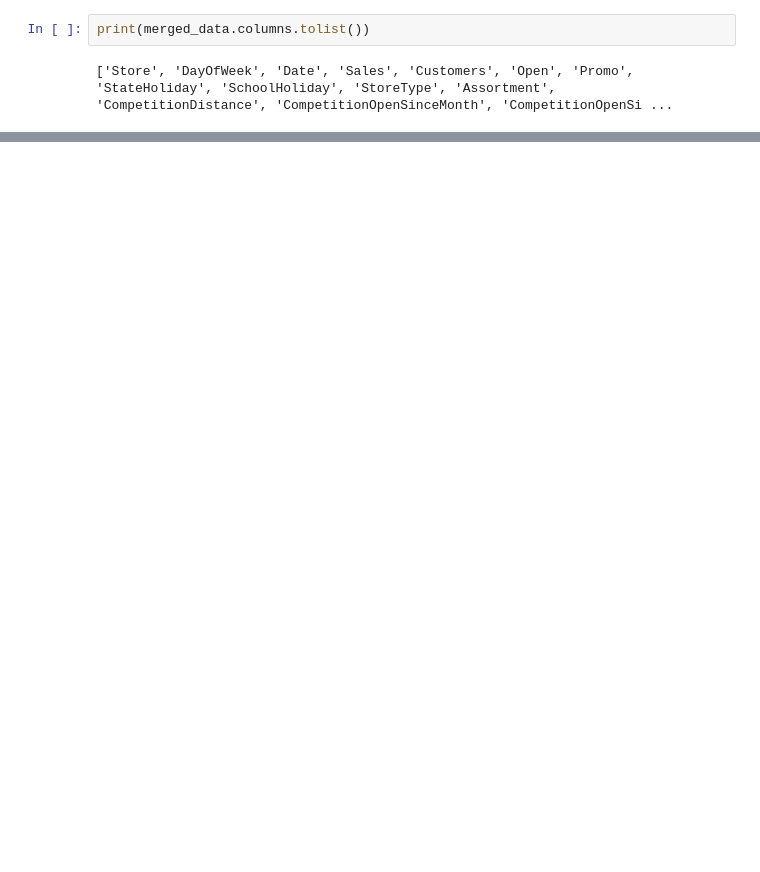
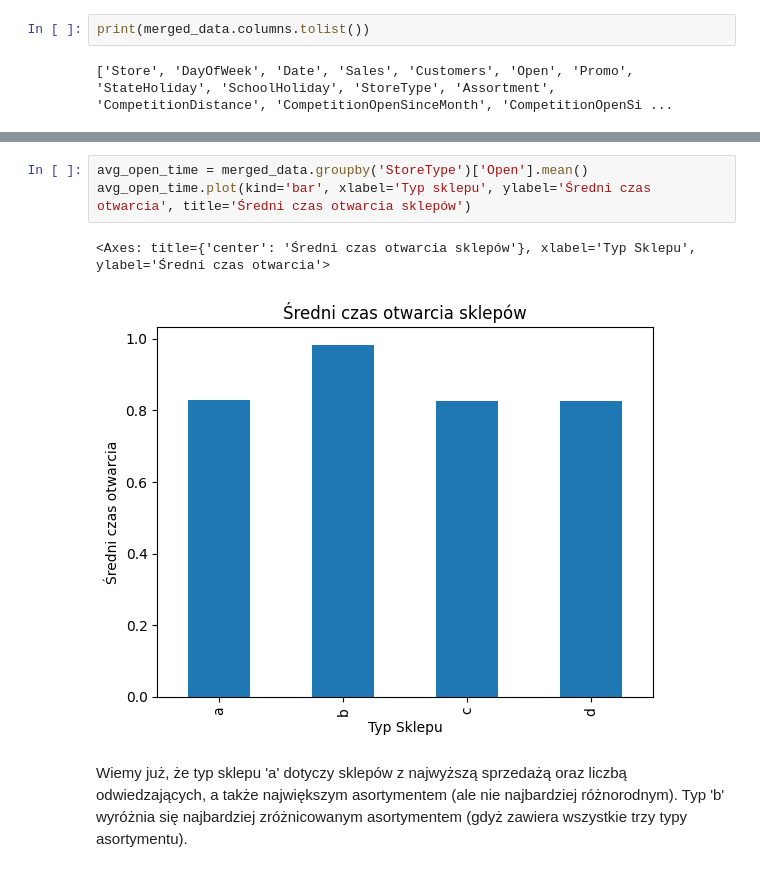
Before and after one commit to AgniechaP/EAD_project_1, a Jupyter notebook: blok_2/projekt_blok_2.ipynb, the cells around one changed output, grey strips where cells are left out. Saved outputs shown, nothing was run; the diff lists cells and outputs as text; blank space fills up the shorter version.

```diff
--- a/blok_2/projekt_blok_2.ipynb
+++ b/blok_2/projekt_blok_2.ipynb
@@ -88,0 +364,8 @@ plt.show()
+# %%
+avg_open_time = merged_data.groupby('StoreType')['Open'].mean()
+avg_open_time.plot(kind='bar', xlabel='Typ sklepu', ylabel='Średni czas otwarcia', title='Średni czas otwarcia sklepów')
+# %% [output]
+<Axes: title={'center': 'Średni czas otwarcia sklepów'}, xlabel='Typ Sklepu', ylabel='Średni czas otwarcia'>
+[figure, added]
+# %% [markdown]
+Wiemy już, że typ sklepu 'a' dotyczy sklepów z najwyższą sprzedażą oraz liczbą odwiedzających, a także największym asortymentem (ale nie najbardziej różnorodnym). Typ 'b' wyróżnia się najbardziej zróżnicowanym asortymentem (gdyż zawiera wszystkie trzy typy asortymentu).
```
Also changed, not shown: parts of 52 cells of this notebook.
